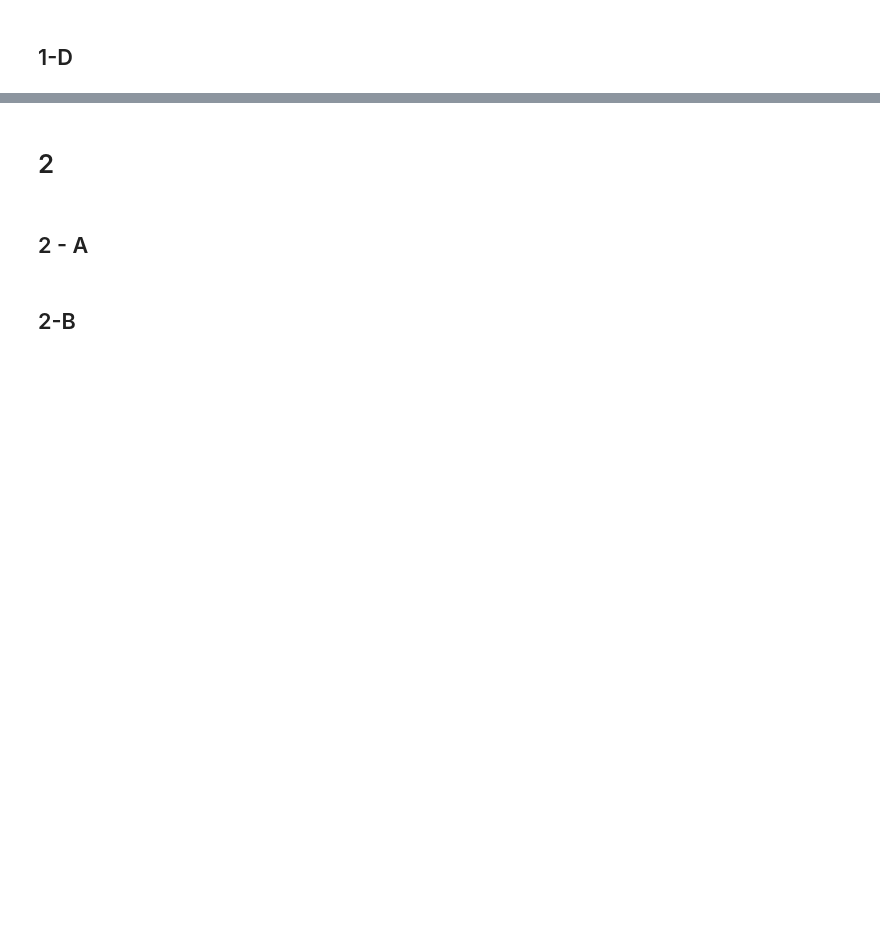
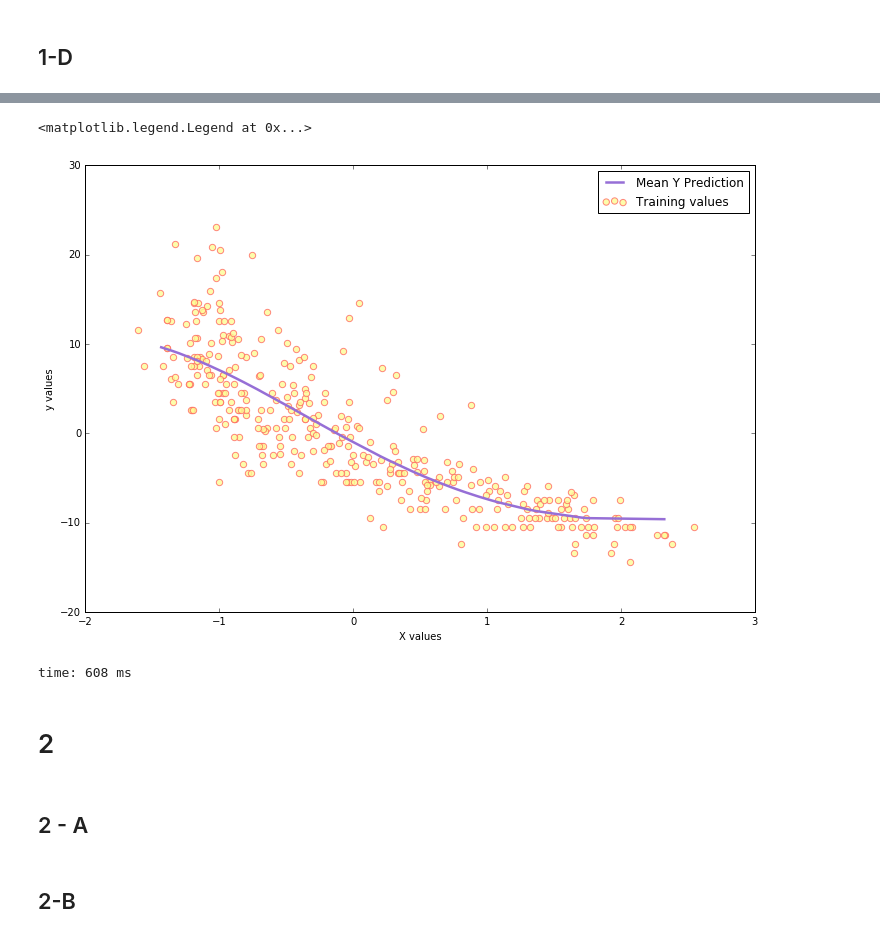
Before and after one commit to Amirosimani/Machine-Learning-for-Data-Science, a Jupyter notebook: hw3/HW3.ipynb, the cells around one changed output, grey strips where cells are left out. Cells and saved outputs as stored; diff of their text form; code cells hidden in the pictures; blank space fills up the shorter version.

```diff
--- a/hw3/HW3.ipynb
+++ b/hw3/HW3.ipynb
@@ -142,3 +139,28 @@ time: 766 µs
+# %%
+#selecting only the 4th feature (car weight)
+X_train_car_weight = X_train[:,3].reshape(-1,1)
+X_test_car_weight = X_test[:,3].reshape(-1,1)
+
+# predicting based on reshaped data
+y_predict_4th = G_process(X_train_car_weight, y_train, X_test_car_weight, 5, 2)
+
+#
+df_4 = pd.DataFrame({'x':X_test_car_weight[:,0], 'y':y_predict_4th.reshape(-1,1)[:,0]})
+df_4 = df_4.sort(['x'], ascending=[1])
+
+plt.figure(figsize=(12,8))
+plt.scatter(X_train_car_weight, y_train, alpha = '0.8', facecolors='#fdfd96', edgecolors='#ff6961', s = 40)
+plt.plot(df_4['x'], df_4['y'], '#966fd6', linewidth = 2.5)
+
+plt.ylabel('y values')
+plt.xlabel('X values')
+
+labels = ['Mean Y Prediction', 'Training values']
+plt.legend(labels)
+# %% [output]
+<matplotlib.legend.Legend at 0x...>
+[figure, added]
+time: 608 ms
 # %% [markdown]
 # 2
 # %%
```
Also changed, not shown: parts of 9 cells of this notebook.
